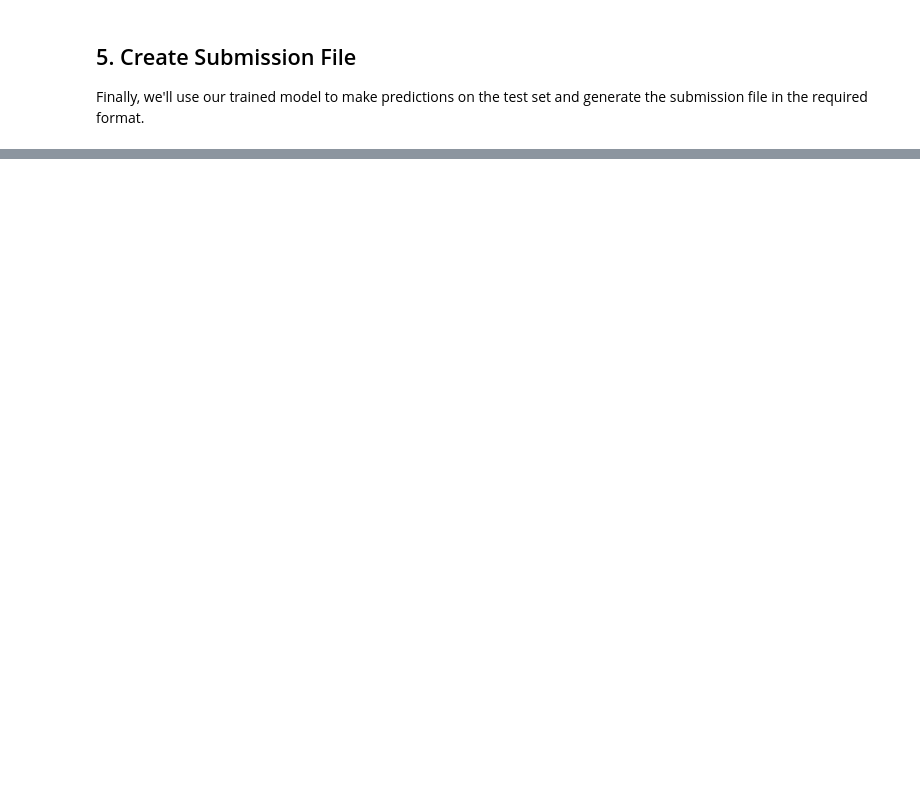
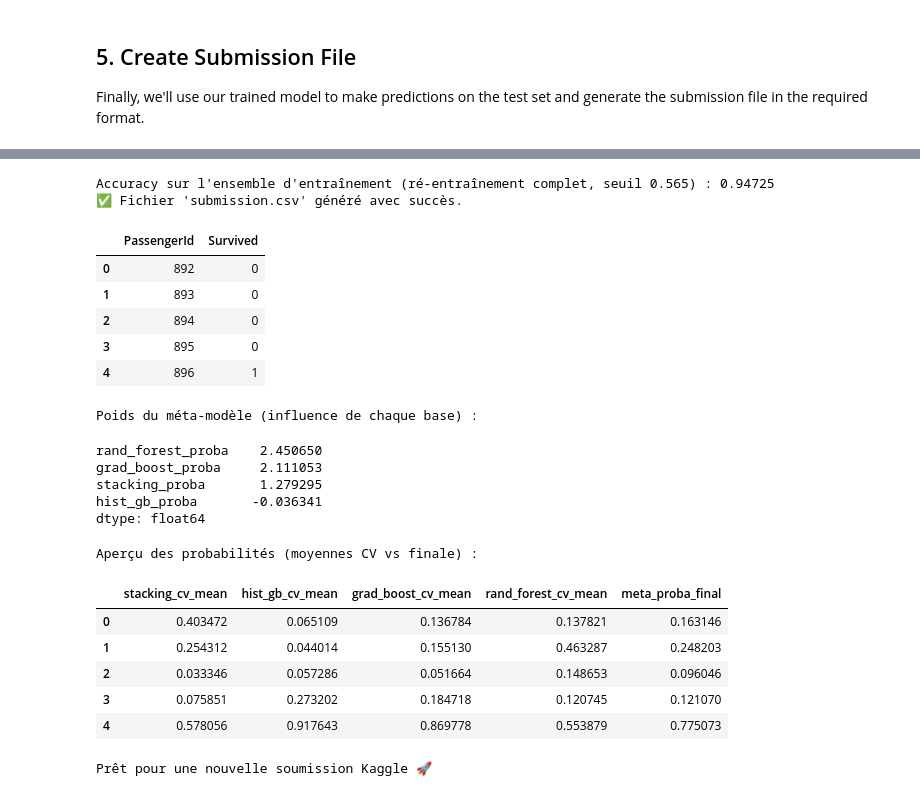
Before and after one commit to Jowiip/Hackaton_ML_Les_Petits_Herisson, a Jupyter notebook: titanic_analysis.ipynb, the cells around one changed output, grey strips where cells are left out. Cells and saved outputs as stored; diff of their text form; code cells hidden in the pictures; blank space fills up the shorter version.

```diff
--- a/titanic_analysis.ipynb
+++ b/titanic_analysis.ipynb
@@ -258,0 +437,77 @@ display(submission.head())
+# %%
+
+meta_model_final = clone(meta_model_base)
+meta_model_final.fit(meta_X_df, y)
+
+fitted_base_models = {}
+train_meta_full = []
+test_meta_full = []
+
+for name, model in base_models.items():
+    estimator = clone(model)
+    estimator.fit(X_train, y)
+    fitted_base_models[name] = estimator
+
+    train_meta_full.append(estimator.predict_proba(X_train)[:, 1])
+    test_meta_full.append(estimator.predict_proba(X_test)[:, 1])
+
+train_meta_matrix = np.column_stack(train_meta_full)
+test_meta_matrix = np.column_stack(test_meta_full)
+
+train_meta_df = pd.DataFrame(train_meta_matrix, columns=meta_feature_names)
+test_meta_df = pd.DataFrame(test_meta_matrix, columns=meta_feature_names)
+
+train_meta_proba = meta_model_final.predict_proba(train_meta_df)[:, 1]
+train_meta_pred = (train_meta_proba >= best_threshold).astype(int)
+train_meta_accuracy = (train_meta_pred == y.values).mean()
+print(f"Accuracy sur l'ensemble d'entraînement (ré-entraînement complet, seuil {best_threshold:.3f}) : {train_meta_accuracy:.5f}")
+
+test_meta_proba = meta_model_final.predict_proba(test_meta_df)[:, 1]
+test_predictions = (test_meta_proba >= best_threshold).astype(int)
+
+submission = pd.DataFrame({
+    "PassengerId": passenger_ids,
+    "Survived": test_predictions
+})
+submission.to_csv("submission.csv", index=False)
+print("✅ Fichier 'submission.csv' généré avec succès.")
+display(submission.head())
+
+meta_coefficients = pd.Series(meta_model_final.coef_.ravel(), index=meta_feature_names).sort_values(ascending=False)
+print("\nPoids du méta-modèle (influence de chaque base) :")
+display(meta_coefficients)
+
+ensemble_preview = pd.DataFrame({
+    "stacking_cv_mean": test_predictions_cvmean["stacking"],
+    "hist_gb_cv_mean": test_predictions_cvmean["hist_gb"],
+    "grad_boost_cv_mean": test_predictions_cvmean["grad_boost"],
+    "rand_forest_cv_mean": test_predictions_cvmean["rand_forest"],
+    "meta_proba_final": test_meta_proba
+}).head()
+print("\nAperçu des probabilités (moyennes CV vs finale) :")
+display(ensemble_preview)
+
+print("Prêt pour une nouvelle soumission Kaggle 🚀")
+# %% [output]
+Accuracy sur l'ensemble d'entraînement (ré-entraînement complet, seuil 0.565) : 0.94725
+✅ Fichier 'submission.csv' généré avec succès.
+|  | PassengerId | Survived |
+| 0 | 892 | 0 |
+| 1 | 893 | 0 |
+| 2 | 894 | 0 |
+| 3 | 895 | 0 |
+| 4 | 896 | 1 |
+Poids du méta-modèle (influence de chaque base) :
+rand_forest_proba    2.450650
+grad_boost_proba     2.111053
+stacking_proba       1.279295
+hist_gb_proba       -0.036341
+dtype: float64
+Aperçu des probabilités (moyennes CV vs finale) :
+|  | stacking_cv_mean | hist_gb_cv_mean | grad_boost_cv_mean | rand_forest_cv_mean | meta_proba_final |
+| 0 | 0.403472 | 0.065109 | 0.136784 | 0.137821 | 0.163146 |
+| 1 | 0.254312 | 0.044014 | 0.155130 | 0.463287 | 0.248203 |
+| 2 | 0.033346 | 0.057286 | 0.051664 | 0.148653 | 0.096046 |
+| 3 | 0.075851 | 0.273202 | 0.184718 | 0.120745 | 0.121070 |
+| 4 | 0.578056 | 0.917643 | 0.869778 | 0.553879 | 0.775073 |
+Prêt pour une nouvelle soumission Kaggle 🚀
```
Also changed, not shown: parts of 9 cells of this notebook.
